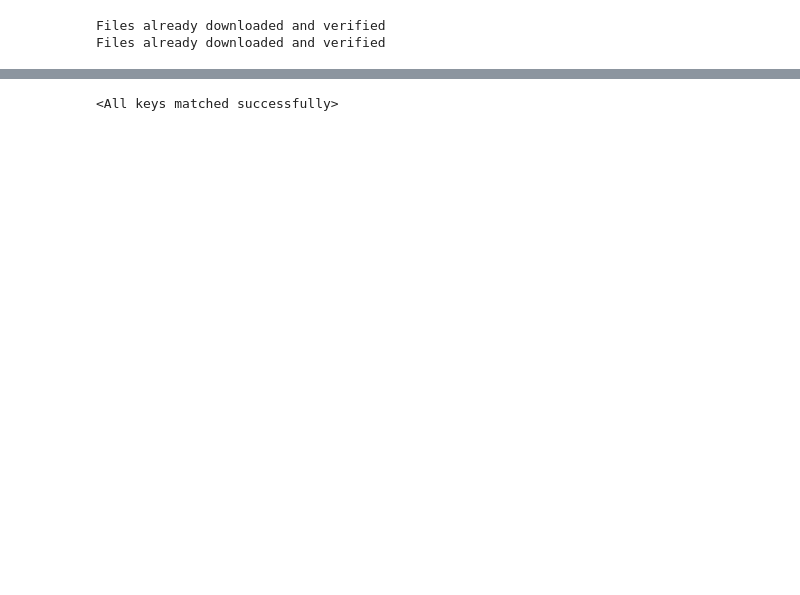
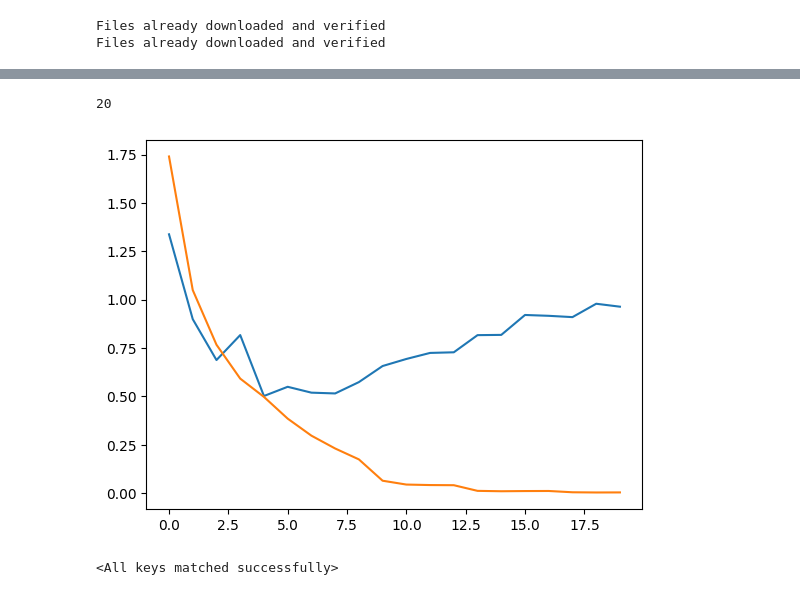
Before and after one commit to SiddharthaPradhan/MachineUnleaningProject, a Jupyter notebook: student model/cifar-10_unlearn.ipynb, the cells around one changed output, grey strips where cells are left out. Drawn from its saved outputs; the diff is of its cells as text; code cells hidden in the pictures; blank space fills up the shorter version.

```diff
--- a/student model/cifar-10_unlearn.ipynb
+++ b/student model/cifar-10_unlearn.ipynb
@@ -32,8 +33,8 @@ for img, label in valid_ds:
 # %%
 # train the model
 device = 'cuda'
-model = ResNet18(num_classes = 10, pretrained = True).to(device)
-epochs = 5
-history = fit_one_cycle(epochs, model, train_dl, valid_dl, device = device)
-torch.save(model.state_dict(), "ResNET18_CIFAR10_Pretrained_ALL_CLASSES_5_Epochs.pt")
+model = ResNet18(num_classes = 10, pretrained = False).to(device)
+epochs = 20
+history, tr_loss, val_loss = fit_one_cycle(epochs, model, train_dl, valid_dl, device = device)
+# torch.save(model.state_dict(), "ResNET18_CIFAR10_Pretrained_ALL_CLASSES_5_Epochs.pt")
 # %% [output]
@@ -45,3 +58,16 @@ Epoch [4], last_lr: 0.00100, train_loss: 0.3418, val_loss: 0.2974, val_acc: 90.7
+# %%
+print(val_loss)
+# %% [output]
+20
+# %%
+import matplotlib.pyplot as plt
+x = range(len(tr_loss))
+plt.plot(x, tr_loss)
+plt.plot(x, val_loss)
+plt.savefig('loss_scratch.pdf')
+plt.show()
+# %% [output]
+[figure, added]
 # %%
 # load the trained model
 device = 'cuda'
```
Also changed, not shown: parts of 14 cells of this notebook.
